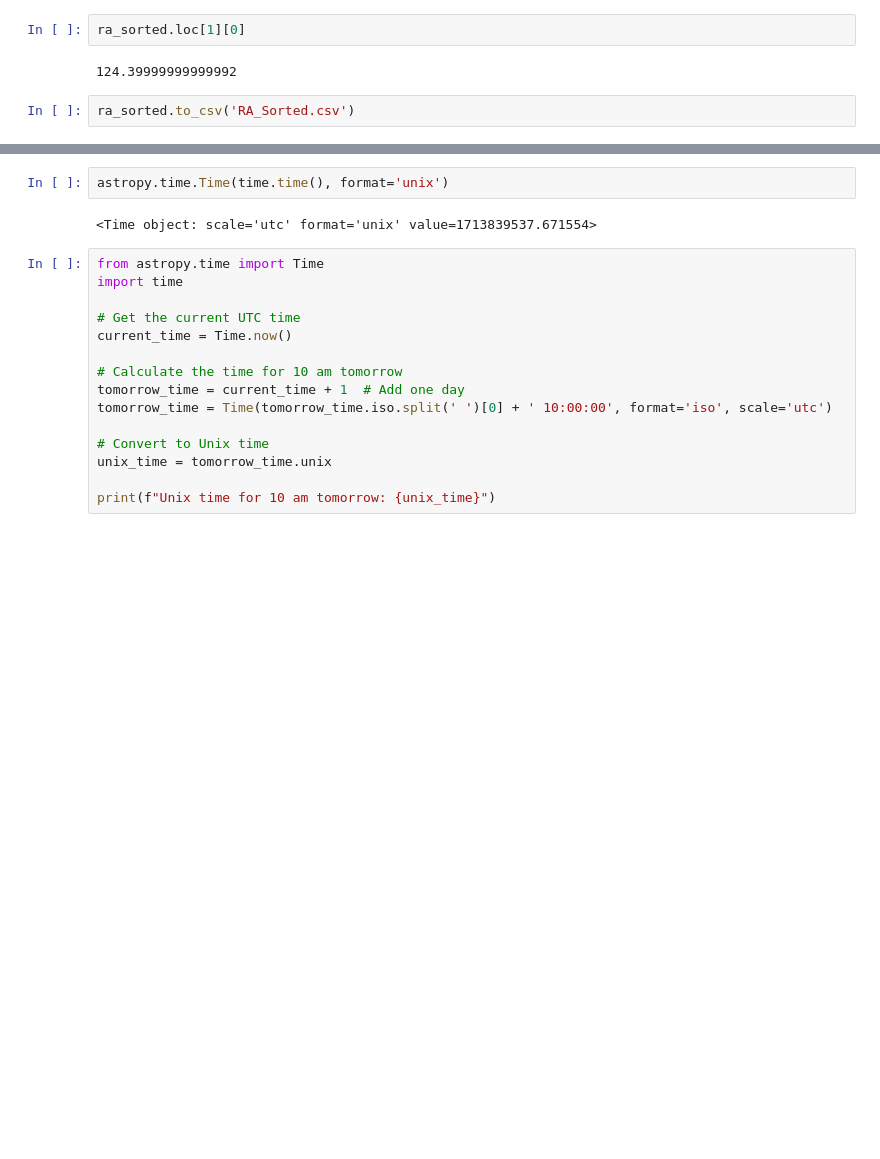
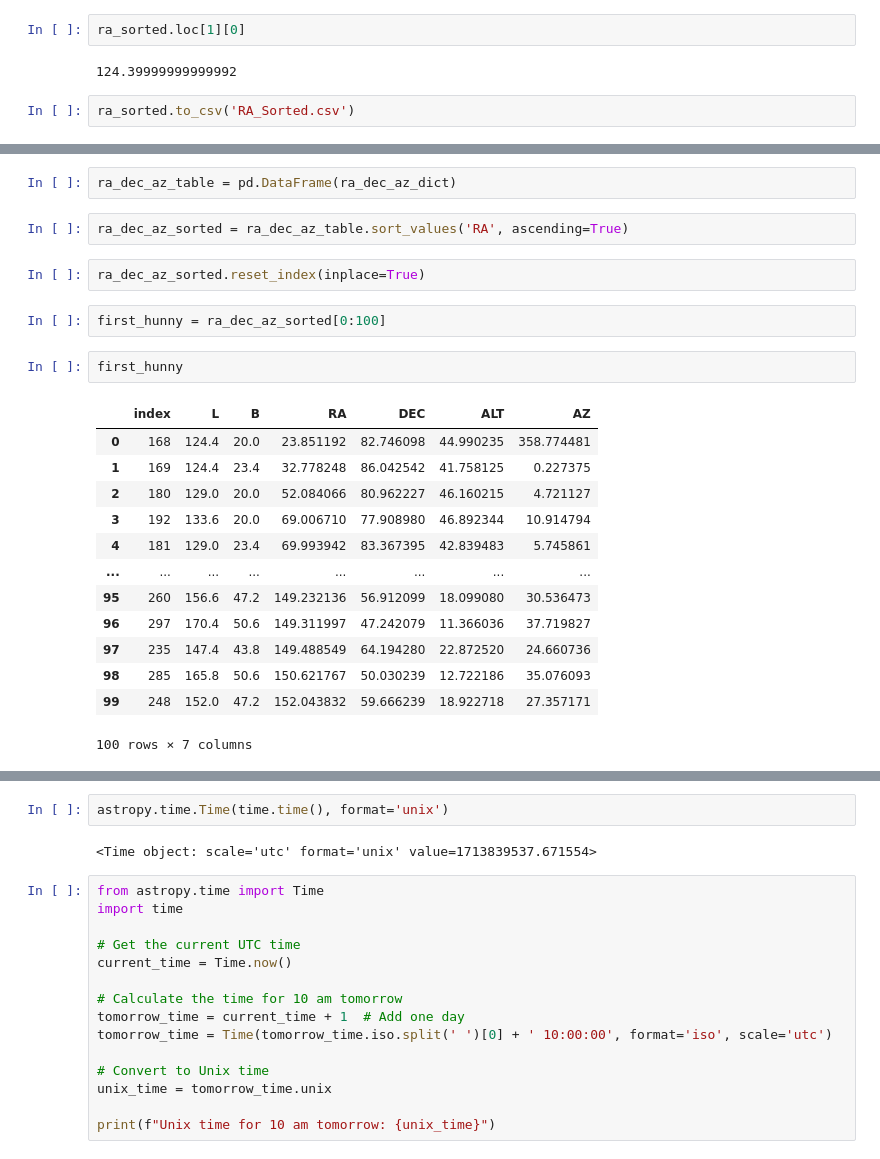
Before and after one commit to lea-yamashiro/FFC_4, a Jupyter notebook: Leusch_Stuff/ra_dec_sorting.ipynb, the cells around one changed output, grey strips where cells are left out. Cells and saved outputs as stored; diff of their text form; blank space fills up the shorter version.

```diff
--- a/Leusch_Stuff/ra_dec_sorting.ipynb
+++ b/Leusch_Stuff/ra_dec_sorting.ipynb
@@ -234,0 +281,24 @@ array([[ 60. ,  20. ],
+# %%
+ra_dec_az_table = pd.DataFrame(ra_dec_az_dict)
+# %%
+ra_dec_az_sorted = ra_dec_az_table.sort_values('RA', ascending=True)
+# %%
+ra_dec_az_sorted.reset_index(inplace=True)
+# %%
+first_hunny = ra_dec_az_sorted[0:100]
+# %%
+first_hunny
+# %% [output]
+|  | index | L | B | RA | DEC | ALT | AZ |
+| 0 | 168 | 124.4 | 20.0 | 23.851192 | 82.746098 | 44.990235 | 358.774481 |
+| 1 | 169 | 124.4 | 23.4 | 32.778248 | 86.042542 | 41.758125 | 0.227375 |
+| 2 | 180 | 129.0 | 20.0 | 52.084066 | 80.962227 | 46.160215 | 4.721127 |
+| 3 | 192 | 133.6 | 20.0 | 69.006710 | 77.908980 | 46.892344 | 10.914794 |
+| 4 | 181 | 129.0 | 23.4 | 69.993942 | 83.367395 | 42.839483 | 5.745861 |
+| ... | ... | ... | ... | ... | ... | ... | ... |
+| 95 | 260 | 156.6 | 47.2 | 149.232136 | 56.912099 | 18.099080 | 30.536473 |
+| 96 | 297 | 170.4 | 50.6 | 149.311997 | 47.242079 | 11.366036 | 37.719827 |
+| 97 | 235 | 147.4 | 43.8 | 149.488549 | 64.194280 | 22.872520 | 24.660736 |
+| 98 | 285 | 165.8 | 50.6 | 150.621767 | 50.030239 | 12.722186 | 35.076093 |
+| 99 | 248 | 152.0 | 47.2 | 152.043832 | 59.666239 | 18.922718 | 27.357171 |
+100 rows × 7 columns
```
Also changed, not shown: parts of 17 cells of this notebook, 1 other file.
